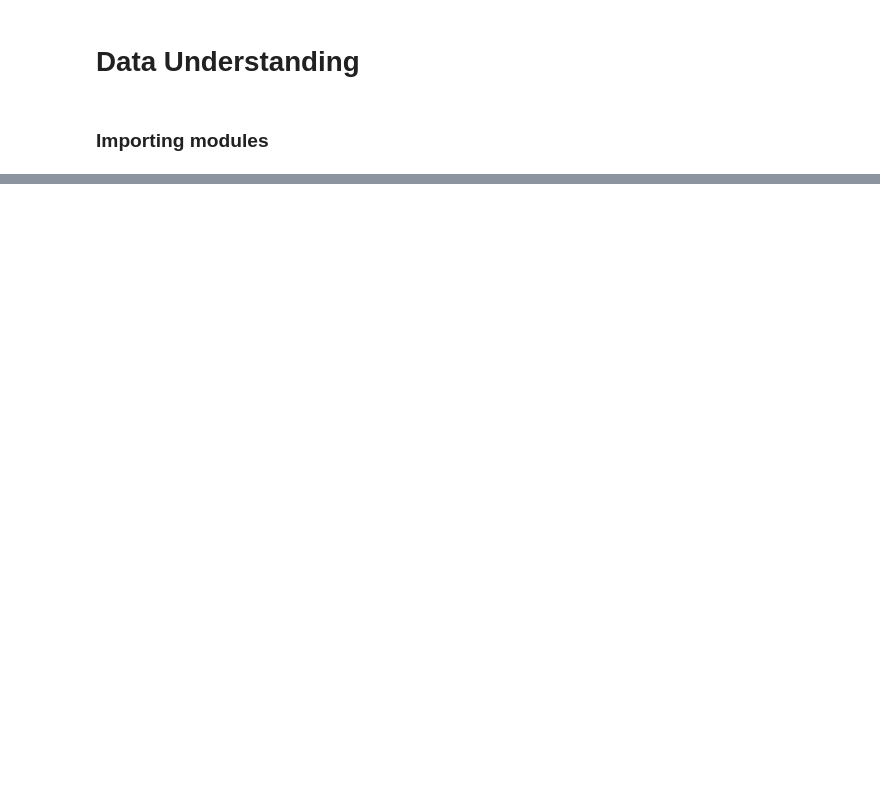
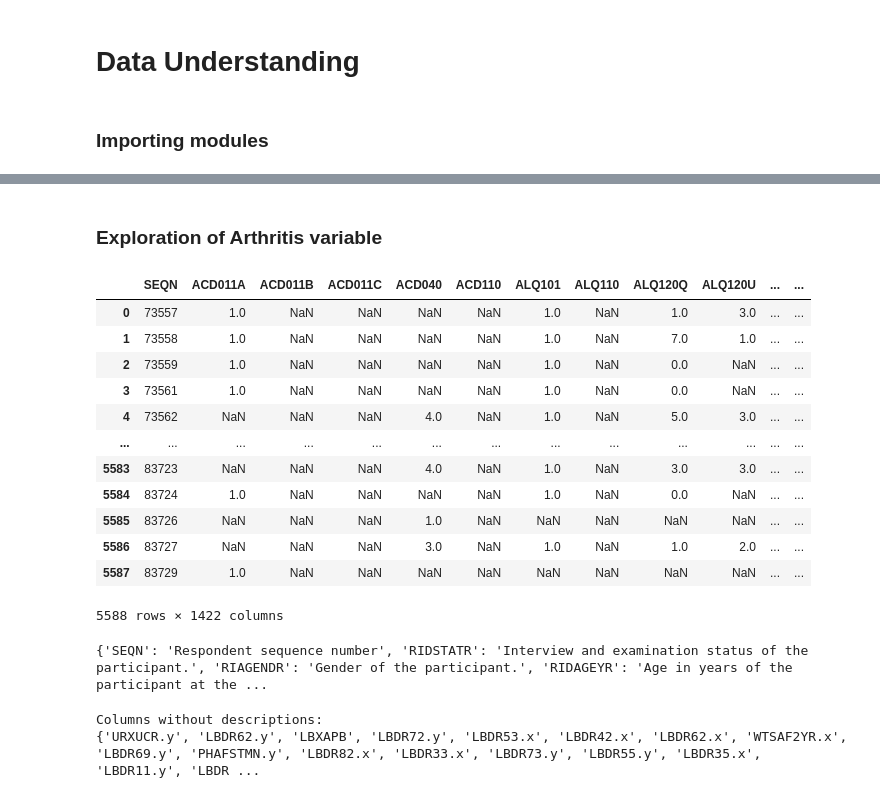
Before and after one commit to mikolajhilgert/jads-dm-project, a Jupyter notebook: Project Code.ipynb, the cells around one changed output, grey strips where cells are left out. Saved outputs shown, nothing was run; the diff lists cells and outputs as text; code cells hidden in the pictures; blank space fills up the shorter version.

```diff
--- a/Project Code.ipynb
+++ b/Project Code.ipynb
@@ -52,22 +56,56 @@ import os
-# %%
-# Function to get column names and descriptions
-def get_column_descriptions(file_path, names_dict):
-    df = pd.read_csv(file_path, encoding='ISO-8859-1')
-    column_names = df.columns
-    descriptions = names_dict[names_dict['Variable Name'].isin(column_names)]
-    return descriptions
-
-# Load the NAMES Dictionary
-names_dict_path = './variable_description.xlsx'
-names_dict = pd.read_excel(names_dict_path)
-
-# Iterate through each CSV file and get column descriptions
-data_folder = './data'
-csv_files = ['demographic.csv', 'diet.csv', 'examination.csv', 'labs.csv', 'medications.csv', 'questionnaire.csv']
-
-for csv_file in csv_files:
-    file_path = os.path.join(data_folder, csv_file)
-    descriptions = get_column_descriptions(file_path, names_dict)
-    print(f"Descriptions for {csv_file}:")
-    for index, row in descriptions.iterrows():
-        print(row.to_dict())
+# %% [markdown]
+### Exploration of Arthritis variable
+# %%
+# Load the questionnaire dataset
+questionnaire_df = pd.read_csv("./data/questionnaire.csv", encoding='ISO-8859-1')
+
+# MCQ160A: Ever told you had arthritis
+# MCQ195: What type of arthritis
+filtered_questionnaire_df = questionnaire_df[questionnaire_df['MCQ160A'].notnull()]
+
+merged_df = filtered_questionnaire_df
+
+# Merge with other datasets
+for csv_file in ['demographic.csv', 'labs.csv', 'questionnaire.csv']:
+    if csv_file != 'questionnaire.csv':  # Skip the questionnaire file as it is already merged
+        temp_df = pd.read_csv(f"./data/{csv_file}", encoding='ISO-8859-1')
+        merged_df = pd.merge(merged_df, temp_df, on='SEQN', how='inner', suffixes=('', ''))
+
+merged_df
+# %% [output]
+|  | SEQN | ACD011A | ACD011B | ACD011C | ACD040 | ACD110 | ALQ101 | ALQ110 | ALQ120Q | ALQ120U | ... | ... |
+| 0 | 73557 | 1.0 | NaN | NaN | NaN | NaN | 1.0 | NaN | 1.0 | 3.0 | ... | ... |
+| 1 | 73558 | 1.0 | NaN | NaN | NaN | NaN | 1.0 | NaN | 7.0 | 1.0 | ... | ... |
+| 2 | 73559 | 1.0 | NaN | NaN | NaN | NaN | 1.0 | NaN | 0.0 | NaN | ... | ... |
+| 3 | 73561 | 1.0 | NaN | NaN | NaN | NaN | 1.0 | NaN | 0.0 | NaN | ... | ... |
+| 4 | 73562 | NaN | NaN | NaN | 4.0 | NaN | 1.0 | NaN | 5.0 | 3.0 | ... | ... |
+| ... | ... | ... | ... | ... | ... | ... | ... | ... | ... | ... | ... | ... |
+| 5583 | 83723 | NaN | NaN | NaN | 4.0 | NaN | 1.0 | NaN | 3.0 | 3.0 | ... | ... |
+| 5584 | 83724 | 1.0 | NaN | NaN | NaN | NaN | 1.0 | NaN | 0.0 | NaN | ... | ... |
+| 5585 | 83726 | NaN | NaN | NaN | 1.0 | NaN | NaN | NaN | NaN | NaN | ... | ... |
+| 5586 | 83727 | NaN | NaN | NaN | 3.0 | NaN | 1.0 | NaN | 1.0 | 2.0 | ... | ... |
+| 5587 | 83729 | 1.0 | NaN | NaN | NaN | NaN | NaN | NaN | NaN | NaN | ... | ... |
+5588 rows × 1422 columns
+# %%
+# Load the variable descriptions
+variable_descriptions = pd.read_excel('./variable_description.xlsx')
+variable_descriptions['Variable Name'] = variable_descriptions['Variable Name'].str.upper()
+
+# Filter descriptions for columns present in the dataframe
+descriptions = variable_descriptions[variable_descriptions['Variable Name'].isin(merged_df.columns)]
+
+# Identify columns without descriptions
+no_explanation = set(merged_df.columns) - set(descriptions['Variable Name'])
+
+# Make a dictionary of descriptions
+descriptions = descriptions.set_index('Variable Name')['Variable Description'].to_dict()
+
+print(descriptions)
+# %% [output]
+{'SEQN': 'Respondent sequence number', 'RIDSTATR': 'Interview and examination status of the participant.', 'RIAGENDR': 'Gender of the participant.', 'RIDAGEYR': 'Age in years of the participant at the ...
+# %%
+print("Columns without descriptions:")
+print(no_explanation)
+# %% [output]
+Columns without descriptions:
+{'URXUCR.y', 'LBDR62.y', 'LBXAPB', 'LBDR72.y', 'LBDR53.x', 'LBDR42.x', 'LBDR62.x', 'WTSAF2YR.x', 'LBDR69.y', 'PHAFSTMN.y', 'LBDR82.x', 'LBDR33.x', 'LBDR73.y', 'LBDR55.y', 'LBDR35.x', 'LBDR11.y', 'LBDR ...
```
Also changed, not shown: parts of 10 cells of this notebook.
